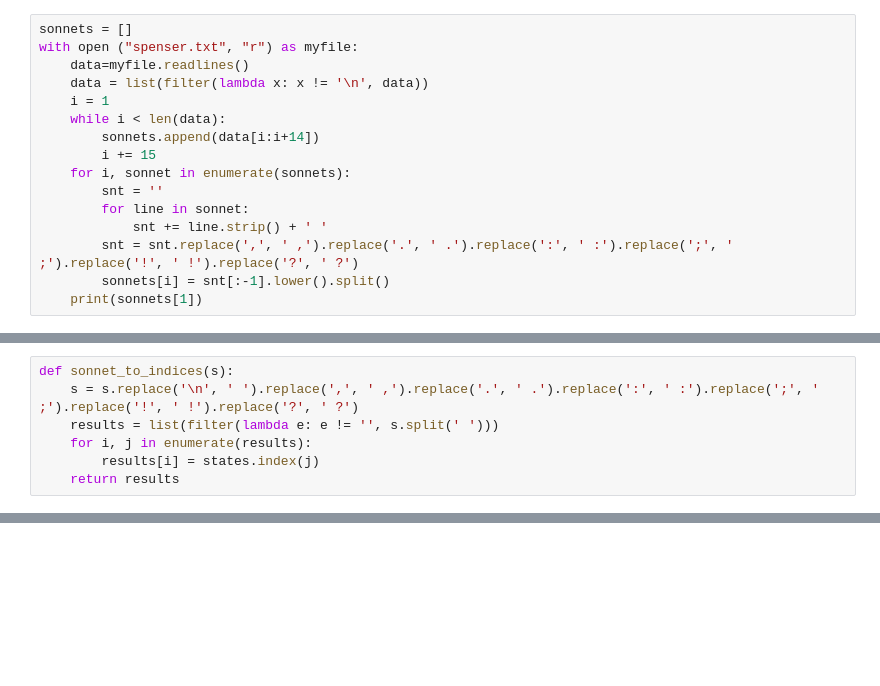
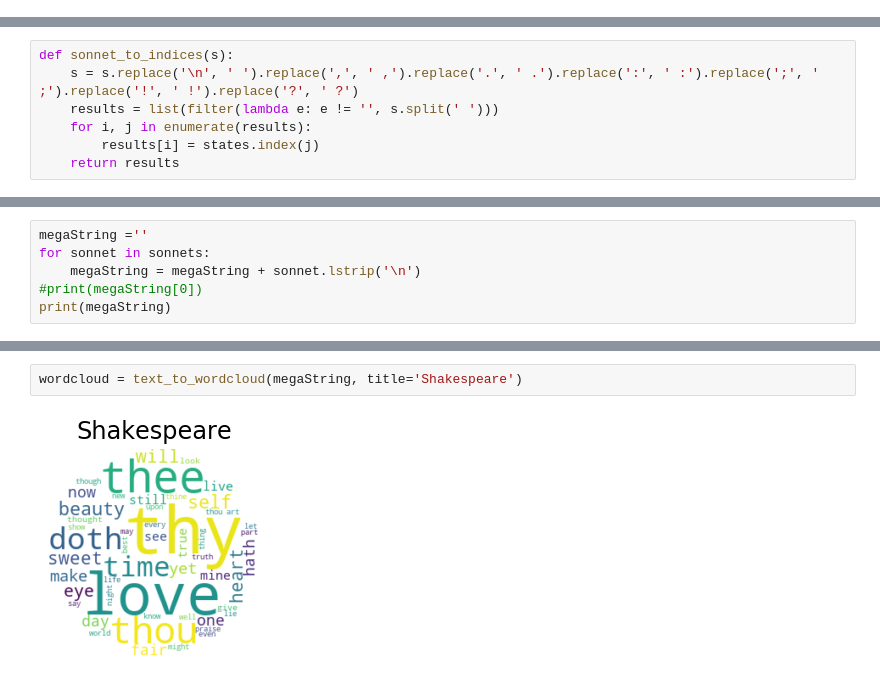
Before and after one commit to gmessner111/CS-155-Project-3, a Jupyter notebook: CS 155 Project 3.ipynb, the cells around one changed output, grey strips where cells are left out. Cells and saved outputs as stored; diff of their text form; blank space fills up the shorter version.

Commit message:
Added visualizations and RNN

```diff
--- a/CS 155 Project 3.ipynb
+++ b/CS 155 Project 3.ipynb
@@ -4,16 +4,0 @@ import pandas as pd
-# %%
-sonnets = []
-with open ("spenser.txt", "r") as myfile:
-    data=myfile.readlines()
-    data = list(filter(lambda x: x != '\n', data))
-    i = 1
-    while i < len(data):
-        sonnets.append(data[i:i+14])
-        i += 15
-    for i, sonnet in enumerate(sonnets):
-        snt = ''
-        for line in sonnet:
-            snt += line.strip() + ' '
-        snt = snt.replace(',', ' ,').replace('.', ' .').replace(':', ' :').replace(';', ' ;').replace('!', ' !').replace('?', ' ?')
-        sonnets[i] = snt[:-1].lower().split()
-    print(sonnets[1])
@@ -156,0 +117,6 @@ in
+# %%
+megaString =''
+for sonnet in sonnets:
+    megaString = megaString + sonnet.lstrip('\n')
+#print(megaString[0])
+print(megaString)
@@ -156,0 +311,4 @@ in
+# %%
+wordcloud = text_to_wordcloud(megaString, title='Shakespeare')
+# %% [output]
+[figure, added]
```
Also changed, not shown: parts of 27 cells of this notebook.
